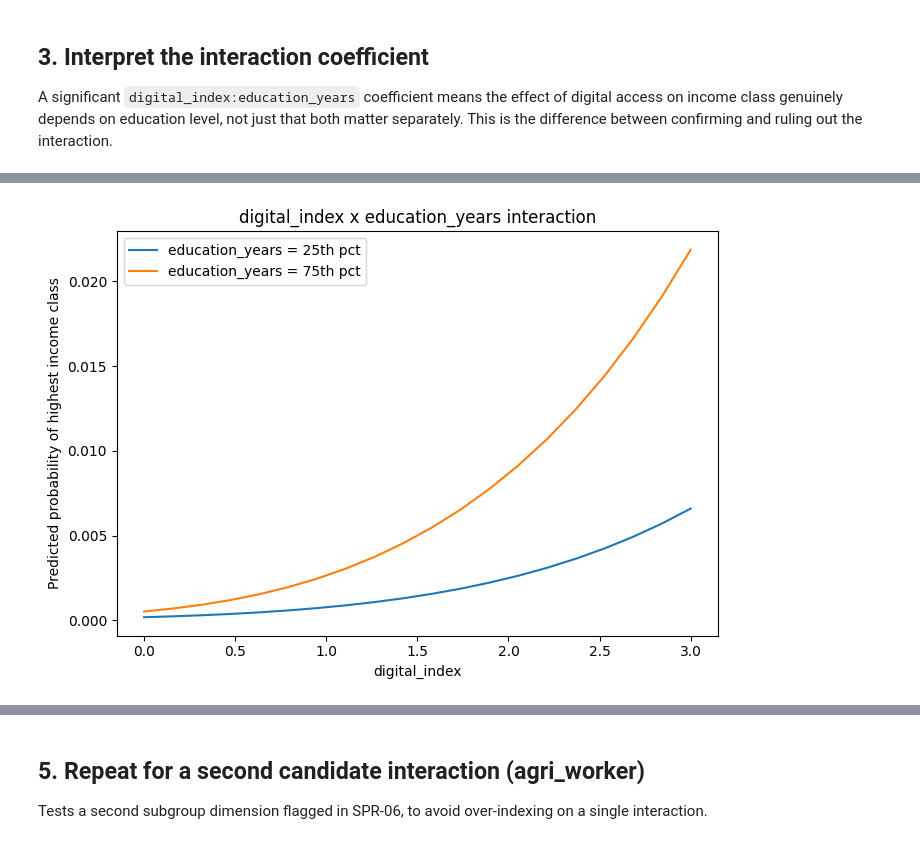
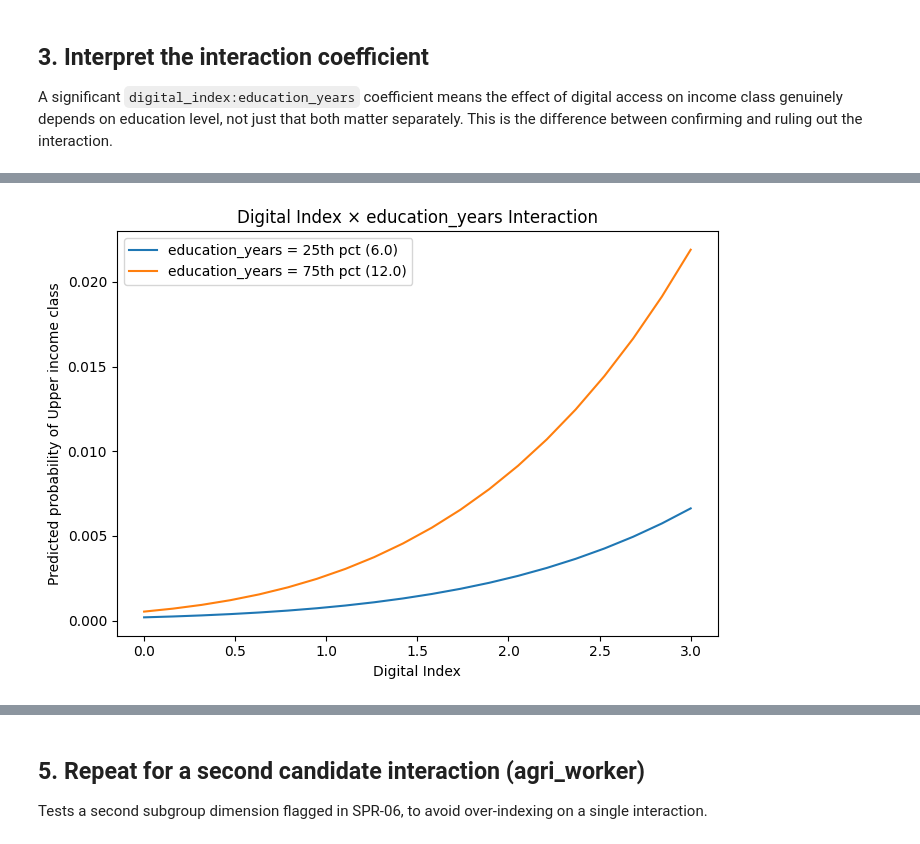
Before and after one commit to Sakhiur2022/Signal, a Jupyter notebook: notebooks/07_interaction_analysis/01_interaction_analysis.ipynb, the cells around one changed output, grey strips where cells are left out. Saved outputs shown, nothing was run; the diff lists cells and outputs as text; code cells hidden in the pictures.

```diff
--- a/notebooks/07_interaction_analysis/01_interaction_analysis.ipynb
+++ b/notebooks/07_interaction_analysis/01_interaction_analysis.ipynb
@@ -163,39 +220,98 @@ Name: digital_index:education_years, dtype: float64
 Visualizes the interaction directly, rather than reading it off a coefficient table. Predicts probability of the highest income class across the digital_index range, at low vs high education.
 # %%
+import numpy as np
+import pandas as pd
 import matplotlib.pyplot as plt
 
+# Education values in ORIGINAL units
 edu_low = df[INTERACTION_FEATURE].quantile(0.25)
 edu_high = df[INTERACTION_FEATURE].quantile(0.75)
 
-digital_range = np.linspace(df['digital_index'].min(), df['digital_index'].max(), 20)
+# Digital index range in ORIGINAL units
+digital_range = np.linspace(
+    df['digital_index'].min(),
+    df['digital_index'].max(),
+    20
+)
 
-base_row = df.drop(columns=[TARGET_COL]).median(numeric_only=True)
+# Typical observation using original data
+base_row = df.drop(
+    columns=[TARGET_COL],
+    errors='ignore'
+).median(numeric_only=True)
+
 
 def predict_prob_curve(edu_value):
+
     rows = []
+
     for d in digital_range:
+
         row = base_row.copy()
+
         row['digital_index'] = d
         row[INTERACTION_FEATURE] = edu_value
+
         rows.append(row)
+
     pred_df = pd.DataFrame(rows)
+
+
+    # IMPORTANT:Apply SAME scaling used for training
+    pred_df[continuous_cols] = scaler.transform(
+        pred_df[continuous_cols]
+    )
+
+    # Predict class probabilities
     probs = result.predict(pred_df)
+
     return probs
 
+
+# Predictions
 probs_low_edu = predict_prob_curve(edu_low)
 probs_high_edu = predict_prob_curve(edu_high)
 
-highest_class_col = probs_low_edu.columns[-1]  # TODO: confirm this is the 'Upper' class column
 
+# Class 3 = Upper
+upper_class_col = 3
+
+
+# Plot
 plt.figure(figsize=(7, 5))
-plt.plot(digital_range, probs_low_edu[highest_class_col], label=f'{INTERACTION_FEATURE} = 25th pct')
-plt.plot(digital_range, probs_high_edu[highest_class_col], label=f'{INTERACTION_FEATURE} = 75th pct')
-plt.xlabel('digital_index')
-plt.ylabel('Predicted probability of highest income class')
-plt.title(f'digital_index x {INTERACTION_FEATURE} interaction')
+
+plt.plot(
+    digital_range,
+    probs_low_edu[upper_class_col],
+    label=f'{INTERACTION_FEATURE} = 25th pct ({edu_low:.1f})'
+)
+
+plt.plot(
+    digital_range,
+    probs_high_edu[upper_class_col],
+    label=f'{INTERACTION_FEATURE} = 75th pct ({edu_high:.1f})'
+)
+
+plt.xlabel('Digital Index')
+
+plt.ylabel(
+    'Predicted probability of Upper income class'
+)
+
+plt.title(
+    f'Digital Index × {INTERACTION_FEATURE} Interaction'
+)
+
 plt.legend()
+
 plt.tight_layout()
-plt.savefig('interaction_digital_index_education.png', dpi=200)
+
+plt.savefig(
+    'interaction_digital_index_education.png',
+    dpi=200,
+    bbox_inches='tight'
+)
+
 plt.show()
 # %% [output]
-[figure, old version]
+[figure, new version]
```
Also changed, not shown: parts of 7 cells of this notebook.
